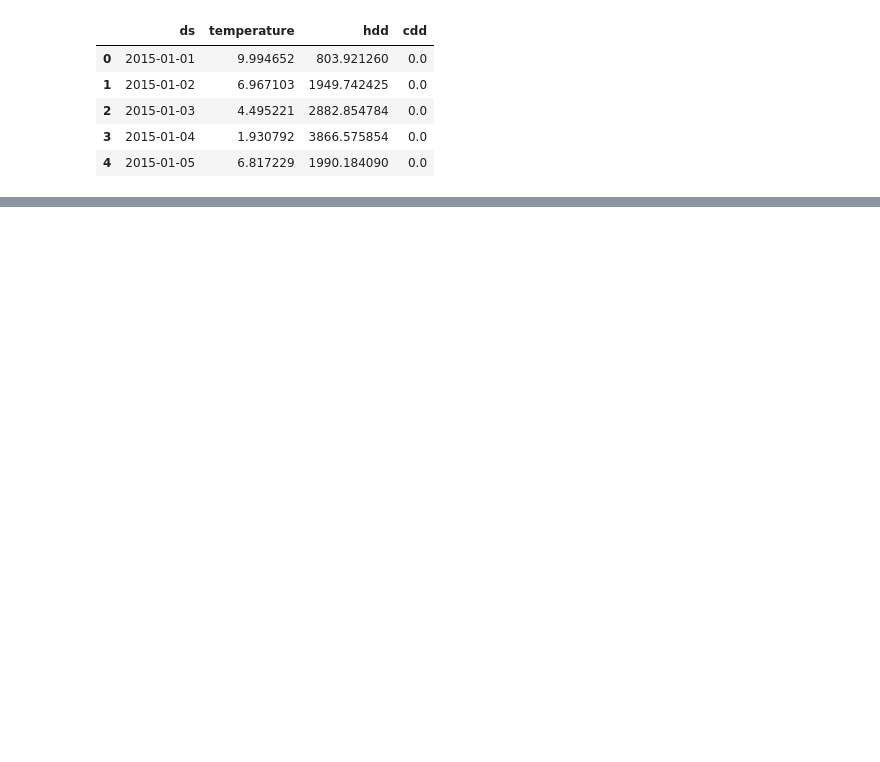
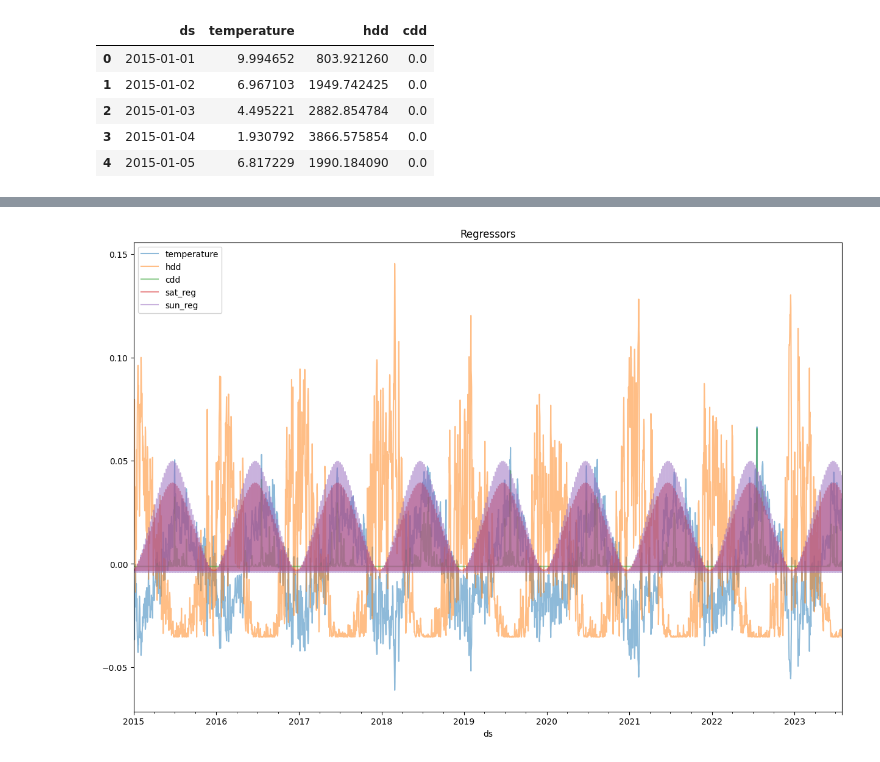
Before and after one commit to pcpp94/prophet_GB_demand_forecasting_one, a Jupyter notebook: modelling/daily_modelling/prophet_daily.ipynb, the cells around one changed output, grey strips where cells are left out. Saved outputs shown, nothing was run; the diff lists cells and outputs as text; code cells hidden in the pictures; blank space fills up the shorter version.

```diff
--- a/modelling/daily_modelling/prophet_daily.ipynb
+++ b/modelling/daily_modelling/prophet_daily.ipynb
@@ -494,0 +601,5 @@ with open('serialized_model.json', 'r') as fin:
+# %%
+# Plotting Regressors' weights throughout time
+fig2 = utils.plot_regressors(best_model)
+# %% [output]
+[figure, added]
```
Also changed, not shown: parts of 57 cells of this notebook, 16 other files.
